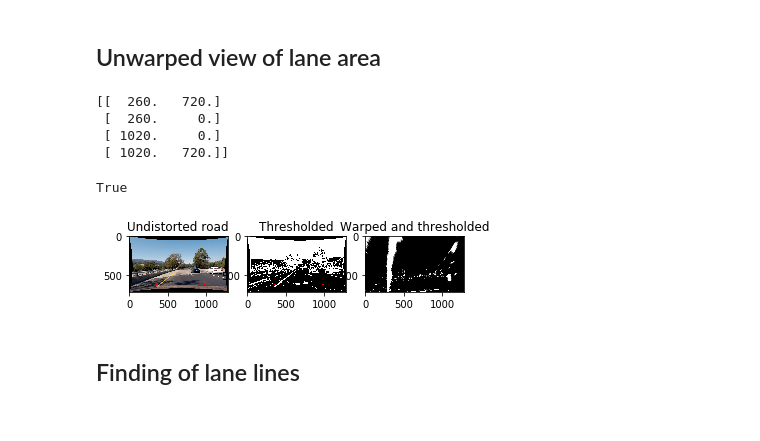
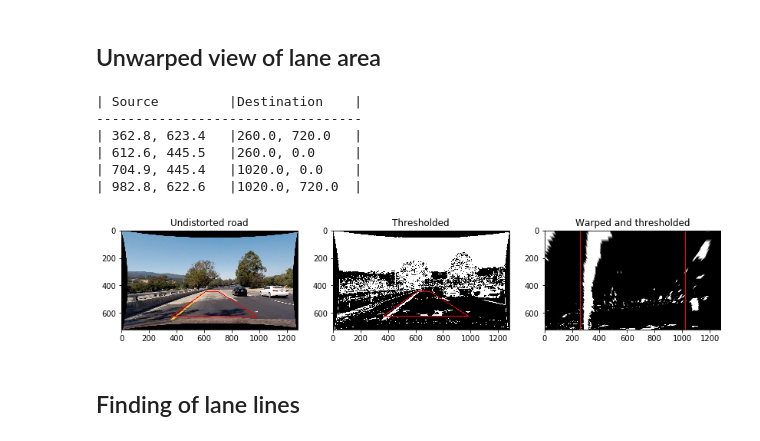
Before and after one commit to mandermo/CarND-Advanced-Lane-Lines, a Jupyter notebook: AdvancedLaneFinding.ipynb, the cells around one changed output. Drawn from its saved outputs; the diff is of its cells as text; code cells hidden in the pictures.

Commit message:
Refactoring and better output of results

```diff
--- a/AdvancedLaneFinding.ipynb
+++ b/AdvancedLaneFinding.ipynb
@@ -141,73 +149,94 @@ plt.imshow(thresholded, cmap='gray')
 ## Unwarped view of lane area
 # %%
 # Distorted coordinates for straight_lines2.jpg
-#srcpts = np.array([(308,656), (615,435), (666,435), (1012,656)], np.float32)
 # Positions on lane from test_images/straight_lines2.jpg. The positions are distorted.
 srcpts = np.array([(308,656), (588,455), (697,455), (1012,656)], np.float32)
-srcptsUndistorted = undistort_road_img_points(srcpts)
+srcpts_undistorted = undistort_road_img_points(srcpts)
 
 # From Section 35. Measuring Curvature in course "We could do this in detail by measuring out the
 # physical lane in the field of view of the camera, but for this project, you can assume that if
 # you're projecting a section of lane similar to the images above, the lane is about 30 meters
 # long and 3.7 meters wide."
-unwrappedDim = (1280,720)
+unwrapped_dim = (1280,720)
 # The spacing in pixels to the side of the lane
 sidemargin = 260
-#dstpts = np.multiply(np.array([(0,1), (0,0), (1,0), (1,1)], np.float32), np.float32(unwrappedDim))
+#dstpts = np.multiply(np.array([(0,1), (0,0), (1,0), (1,1)], np.float32), np.float32(unwrapped_dim))
 dstpts = np.array([
-    (sidemargin,unwrappedDim[1]),
+    (sidemargin,unwrapped_dim[1]),
     (sidemargin,0),
-    (unwrappedDim[0]-sidemargin,0),
-    (unwrappedDim[0]-sidemargin,unwrappedDim[1])],
+    (unwrapped_dim[0]-sidemargin,0),
+    (unwrapped_dim[0]-sidemargin,unwrapped_dim[1])],
     np.float32)
-print(dstpts)
-M = cv2.getPerspectiveTransform(srcptsUndistorted, dstpts)
+
+# Print table of the source and destination points for the transform.
+format_template = '| {:15}|{:15}|'
+heading = format_template.format('Source', 'Destination')
+print(heading)
+print('-'*len(heading))
+for row in zip(srcpts_undistorted.tolist(),dstpts.tolist()):
+    row = ['{:.1f}, {:.1f}'.format(col[0], col[1]) for col in row]
+    print(format_template.format(str(row[0]), str(row[1])))
+
+#print tabulate([['Alice', 24], ['Bob', 19]], headers=['Source', 'Destination'], tablefmt='orgtbl')
+M = cv2.getPerspectiveTransform(srcpts_undistorted, dstpts)
 Minv = np.linalg.inv(M)
 
 def unwarp_lane(img):
-    warped = cv2.warpPerspective(img, M, tuple(unwrappedDim), flags=cv2.INTER_LINEAR)
+    warped = cv2.warpPerspective(img, M, tuple(unwrapped_dim), flags=cv2.INTER_LINEAR)
     return warped
 
 def from_unwarped_to_warped(warped):
     #return cv2.warpPerspective(warped, M, tuple(imageDim), cv2.INTER_LINEAR | cv2.WARP_INVERSE_MAP)
     return cv2.warpPerspective(warped, Minv, tuple(imageDim), cv2.INTER_LINEAR)
 
 kernel = np.ones((3,3),np.uint8)
 # The lane contours have pixels set, but the middle doesn't a closing homography
 # fixes that and makes the sliding window search better.
 def close_binary_lane_img(thresholded):
     return cv2.morphologyEx(thresholded, cv2.MORPH_CLOSE, kernel)
 
 thresholded = close_binary_lane_img(thresholded)
 
 warpedthresholded = unwarp_lane(thresholded)
 
-undistortedWithSrcPoints = undistorted.copy()
-thresholdedWithSrcPoints = np.array(cv2.merge((thresholded,thresholded,thresholded)),np.uint8)
-for img in [undistortedWithSrcPoints, thresholdedWithSrcPoints]:
-    for pt in srcptsUndistorted:
-        cv2.circle(img, (pt[0],pt[1]), 6, (0,0,255), 2)
+undistorted_with_src_points = undistorted.copy()
+thresholded_with_src_points = np.array(cv2.merge((thresholded,thresholded,thresholded)),np.uint8)
+warpedthresholded_with_warppoints = np.array(cv2.merge((warpedthresholded,warpedthresholded,warpedthresholded)),np.uint8)
+
+draw_warp_points_as_circle = False
+
+for img,points in [(undistorted_with_src_points,srcpts_undistorted),
+                   (thresholded_with_src_points,srcpts_undistorted),
+                   (warpedthresholded_with_warppoints,dstpts)]:
+    if draw_warp_points_as_circle:
+        for pt in points:
+            cv2.circle(img, (pt[0],pt[1]), 6, (0,0,255), 2)
+    else:
+        pts = points.astype(int)
+        cv2.polylines(img,[pts],True,(0,0,255), 4)
 
 plt.subplot(131)
 plt.title('Undistorted road')
 plt.imshow(cv2.cvtColor(undistortedWithSrcPoints, cv2.COLOR_BGR2RGB))
-cv2.imwrite('output_images/undistorted_with_warppoints.jpg', undistortedWithSrcPoints)
+cv2.imwrite('output_images/undistorted_with_warppoints.jpg', undistorted_with_src_points)
 
 plt.subplot(132)
 plt.title('Thresholded')
-plt.imshow(cv2.cvtColor(thresholdedWithSrcPoints, cv2.COLOR_BGR2RGB))
+plt.imshow(cv2.cvtColor(thresholded_with_src_points, cv2.COLOR_BGR2RGB))
 
 plt.subplot(133)
 plt.title('Warped and thresholded')
-plt.imshow(warpedthresholded, cmap='gray')
-cv2.imwrite('output_images/unwarpedlines.jpg', warpedthresholded)
+plt.imshow(cv2.cvtColor(warpedthresholded_with_warppoints, cv2.COLOR_BGR2RGB))
+cv2.imwrite('output_images/unwarpedlines.jpg', warpedthresholded_with_warppoints)
+plt.savefig('output_images/unwarpedfig.png')
 # %% [output]
-[[  260.   720.]
- [  260.     0.]
- [ 1020.     0.]
- [ 1020.   720.]]
+| Source         |Destination    |
+----------------------------------
+| 362.8, 623.4   |260.0, 720.0   |
+| 612.6, 445.5   |260.0, 0.0     |
+| 704.9, 445.4   |1020.0, 0.0    |
+| 982.8, 622.6   |1020.0, 720.0  |
-True
-[figure, old version]
+[figure, new version]
 # %% [markdown]
 ## Finding of lane lines
 # %%
```
Also changed, not shown: parts of 6 cells of this notebook.
